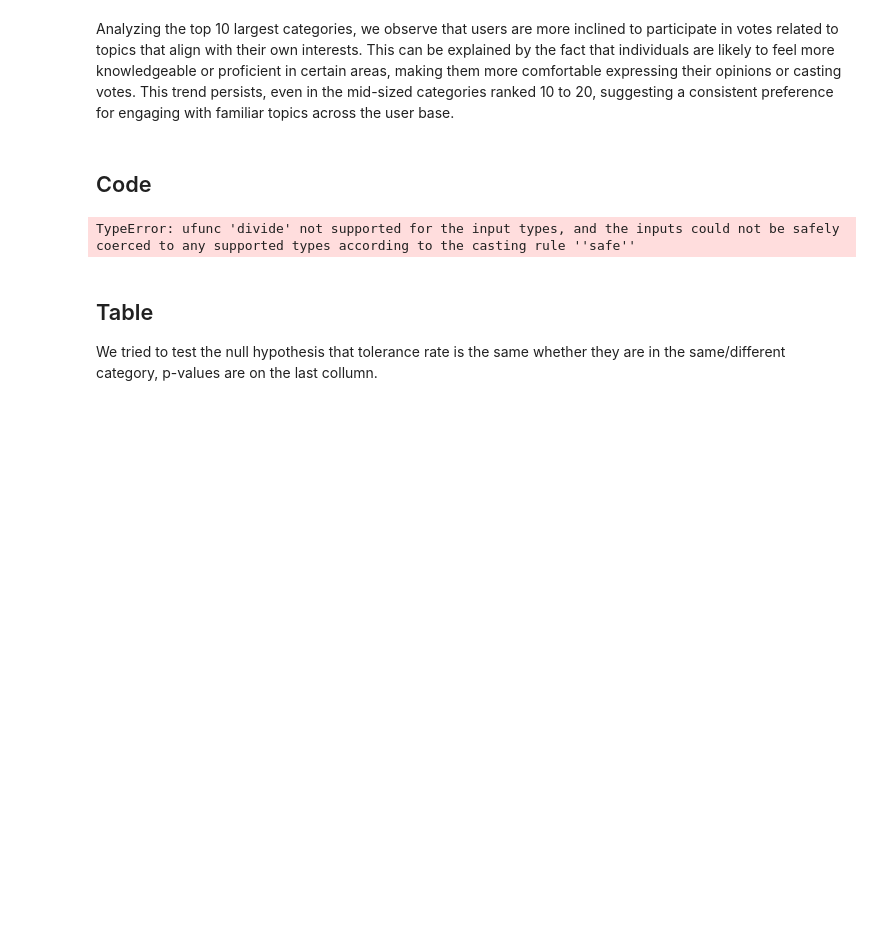
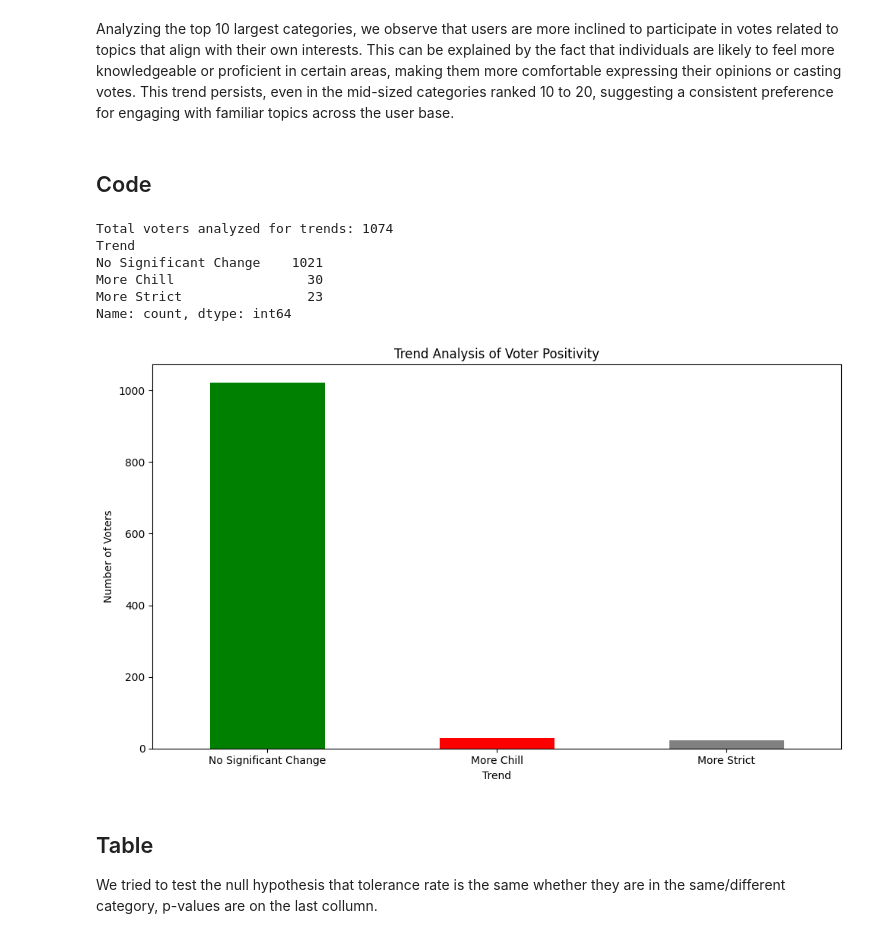
Before and after one commit to epfl-ada/ada-2024-project-supercoolteamname2024, a Jupyter notebook: Result.ipynb, the cells around one changed output. Saved outputs shown, nothing was run; the diff lists cells and outputs as text; code cells hidden in the pictures; blank space fills up the shorter version.

```diff
--- a/Result.ipynb
+++ b/Result.ipynb
@@ -341,50 +341,61 @@ Analyzing the top 10 largest categories, we observe that users are more inclined
 ## Code
 # %%
 from scipy.stats import linregress
-import pandas as pd
-import matplotlib.pyplot as plt
 
-# Calculate positivity ratio per voter per year
-positivity_ratios = df_vote.groupby(['SRC', 'DAT'])['VOT'].apply(
+# Ensure 'DAT' is datetime and extract 'Year'
+df_vote['Date'] = pd.to_datetime(df_vote['DAT'], errors='coerce', format='%H:%M, %d %B %Y')
+df_vote['Year'] = df_vote['Date'].dt.year
+
+# Drop rows with invalid dates
+df_vote = df_vote.dropna(subset=['Year'])
+
+# Calculate positivity ratios per voter per year
+positivity_ratios = df_vote.groupby(['SRC', 'Year'])['VOT'].apply(
     lambda x: (x == 1).sum() / len(x) if len(x) > 0 else 0
 ).reset_index(name='Positivity_Ratio')
 
-# Analyze trend for each voter using linear regression
+# Analyze trends using linear regression
 trends = []
 for voter in positivity_ratios['SRC'].unique():
     voter_data = positivity_ratios[positivity_ratios['SRC'] == voter]
-    if len(voter_data) > 2:  # Ensure more than a year of data
-        slope, _, _, p_value, _ = linregress(voter_data['DAT'], voter_data['Positivity_Ratio'])
+    if len(voter_data) > 2:  # Ensure more than two years of data
+        slope, _, _, p_value, _ = linregress(voter_data['Year'], voter_data['Positivity_Ratio'])
         trend = 'No Significant Change'
         if slope > 0 and p_value < 0.05:
             trend = 'More Chill'
         elif slope < 0 and p_value < 0.05:
             trend = 'More Strict'
         trends.append({
             'Voter': voter,
             'Trend': trend,
             'Slope': slope,
             'p_value': p_value
         })
 
 # Convert trends to a DataFrame
 trends_df = pd.DataFrame(trends)
 
-# Summary of trends
+# Display trends summary
 print(f"Total voters analyzed for trends: {len(trends_df)}")
 print(trends_df['Trend'].value_counts())
 
-# Plot the trend distribution
+# Plot the trends
 trend_counts = trends_df['Trend'].value_counts()
 trend_counts.plot(kind='bar', color=['green', 'red', 'gray'], figsize=(10, 6))
 plt.title('Trend Analysis of Voter Positivity')
 plt.xlabel('Trend')
 plt.ylabel('Number of Voters')
 plt.xticks(rotation=0)
 plt.tight_layout()
 plt.show()
 # %% [output]
-TypeError: ufunc 'divide' not supported for the input types, and the inputs could not be safely coerced to any supported types according to the casting rule ''safe''
+Total voters analyzed for trends: 1074
+Trend
+No Significant Change    1021
+More Chill                 30
+More Strict                23
+Name: count, dtype: int64
+[figure, added]
 # %% [markdown]
 ## Table
  We tried to test the null hypothesis that tolerance rate is the same whether they are in the same/different category, p-values are on the last collumn.
```
Also changed, not shown: parts of 5 cells of this notebook.
